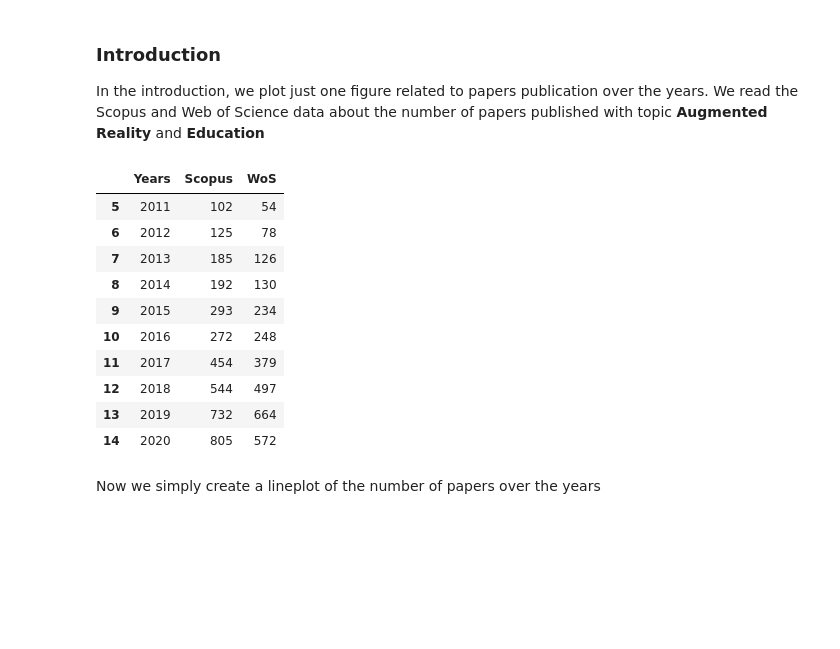
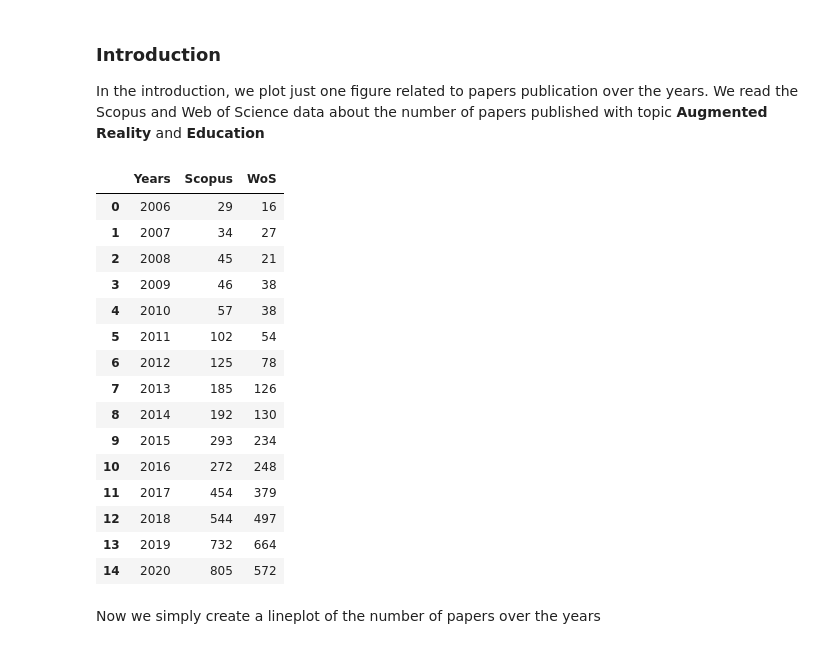
Before and after one commit to Stocastico/AR_SLR_Paper, a Jupyter notebook: create_figures.ipynb, the cells around one changed output. Drawn from its saved outputs; the diff is of its cells as text; code cells hidden in the pictures; blank space fills up the shorter version.

```diff
--- a/create_figures.ipynb
+++ b/create_figures.ipynb
@@ -11,34 +11,39 @@ We read the Scopus and Web of Science data about the number of papers published
 # %%
 with open('data/final_submission/Scopus_analyze_2021_07_06.csv') as scopus_file:
     scopus_data = scopus_file.readlines()
 scopus_data = scopus_data[8:-10]
 scopus_data
 years = []
 papersScopus = []
 for item in scopus_data:
     year, paper = item.split(',')
     years.append(int(''.join(filter(str.isdigit, year))))
     papersScopus.append(int(''.join(filter(str.isdigit, paper))))
 years.reverse()
 papersScopus.reverse()
 #remove 2021 data
 years.pop()
 papersScopus.pop()
 
 with open('data/final_submission/WoS_analyze_2021_07_06.txt') as wos_file:
     wos_data = wos_file.readlines()
 wos_data = wos_data[1:-17] # restrict to >2006 to be consistent with Scopus data
 papersWos = []
 for item in wos_data:
     _, paper, _ = item.split("\t")
     papersWos.append(int(''.join(filter(str.isdigit, paper))))
 papersWos.reverse()
 
 df = pd.DataFrame(list(zip(years, papersScopus, papersWos)),
                columns =['Years', 'Scopus', 'WoS'])
-df.tail(10)
+df.head(15)
 # %% [output]
 |  | Years | Scopus | WoS |
+| 0 | 2006 | 29 | 16 |
+| 1 | 2007 | 34 | 27 |
+| 2 | 2008 | 45 | 21 |
+| 3 | 2009 | 46 | 38 |
+| 4 | 2010 | 57 | 38 |
 | 5 | 2011 | 102 | 54 |
 | 6 | 2012 | 125 | 78 |
 | 7 | 2013 | 185 | 126 |
```
Also changed, not shown: 10 other files.
